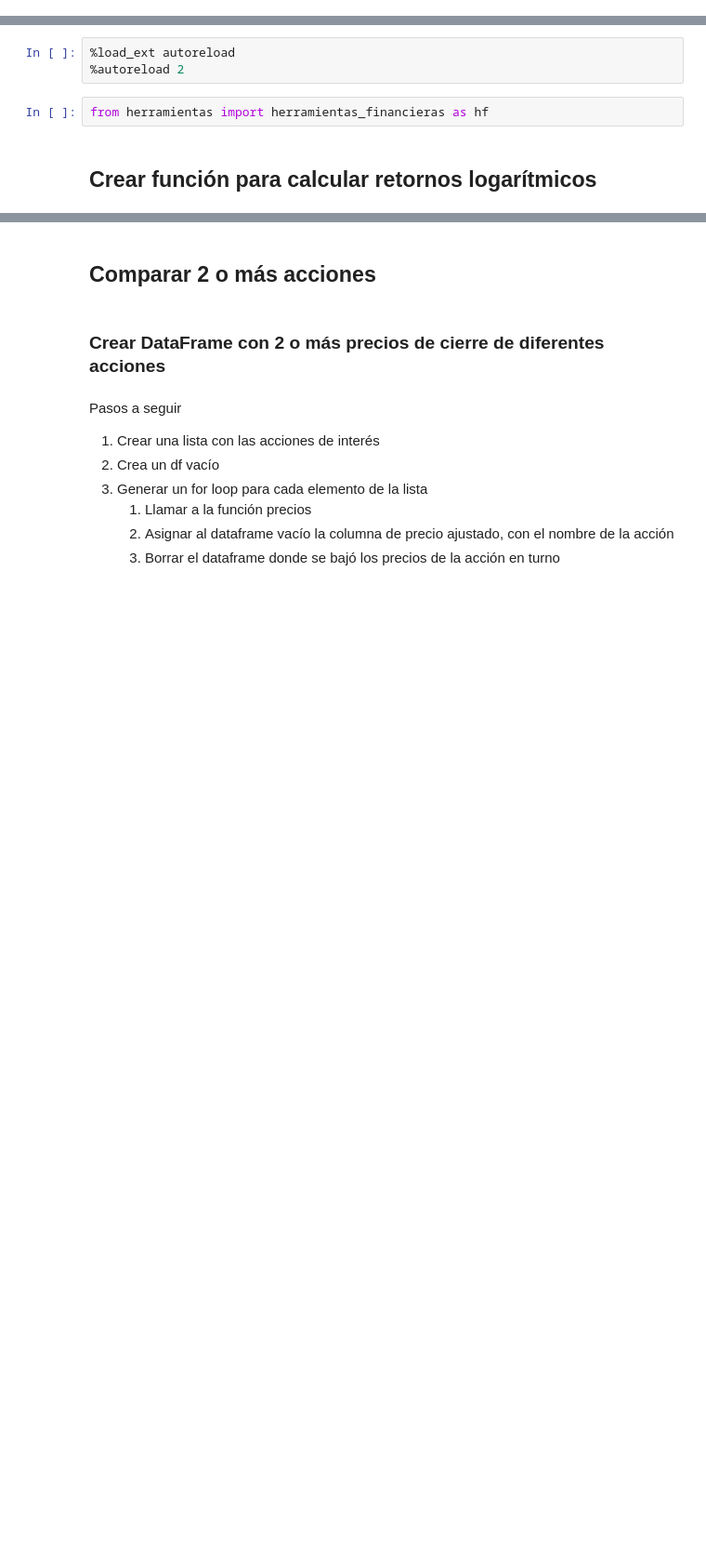
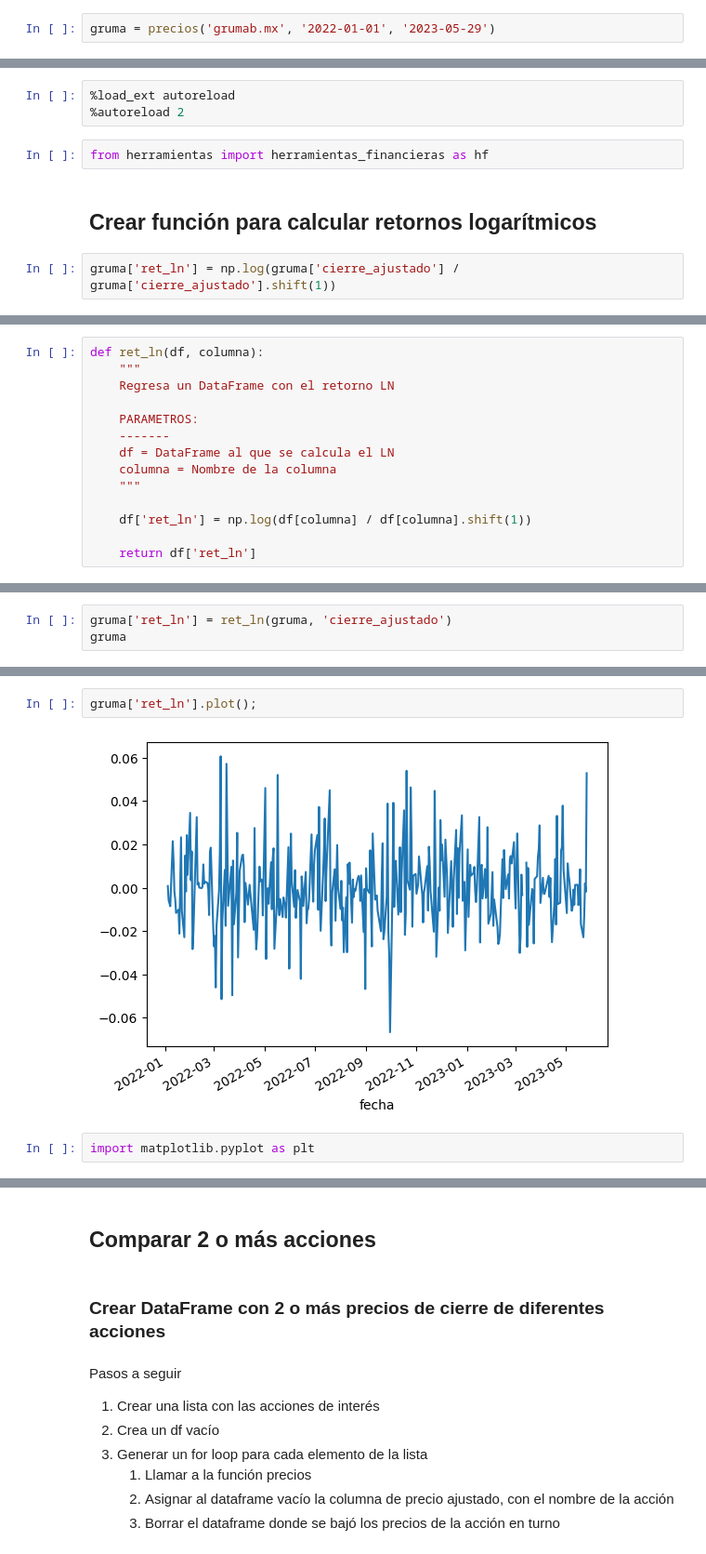
Before and after one commit to carlosdeoncedos/CienciaDatosFinanzas2023_05, a Jupyter notebook: Sesion7_20230529.ipynb, the cells around one changed output, grey strips where cells are left out. Shown at 93% size. Cells and saved outputs as stored; diff of their text form; blank space fills up the shorter version.

```diff
--- a/Sesion7_20230529.ipynb
+++ b/Sesion7_20230529.ipynb
@@ -99,0 +266,2 @@ GMT es la Zona Horaria de Greenwich.
+# %%
+gruma = precios('grumab.mx', '2022-01-01', '2023-05-29')
@@ -106,3 +291,5 @@ GMT es la Zona Horaria de Greenwich.
 from herramientas import herramientas_financieras as hf
 # %% [markdown]
 ## Crear función para calcular retornos logarítmicos
+# %%
+gruma['ret_ln'] = np.log(gruma['cierre_ajustado'] / gruma['cierre_ajustado'].shift(1))
@@ -108,0 +313,14 @@ from herramientas import herramientas_financieras as hf
+# %%
+def ret_ln(df, columna):
+    """
+    Regresa un DataFrame con el retorno LN
+
+    PARAMETROS:
+    -------
+    df = DataFrame al que se calcula el LN
+    columna = Nombre de la columna
+    """
+
+    df['ret_ln'] = np.log(df[columna] / df[columna].shift(1))
+
+    return df['ret_ln']
@@ -108,0 +346,3 @@ from herramientas import herramientas_financieras as hf
+# %%
+gruma['ret_ln'] = ret_ln(gruma, 'cierre_ajustado')
+gruma
@@ -108,0 +364,6 @@ from herramientas import herramientas_financieras as hf
+# %%
+gruma['ret_ln'].plot();
+# %% [output]
+[figure, added]
+# %%
+import matplotlib.pyplot as plt
```
Also changed, not shown: parts of 38 cells of this notebook.
